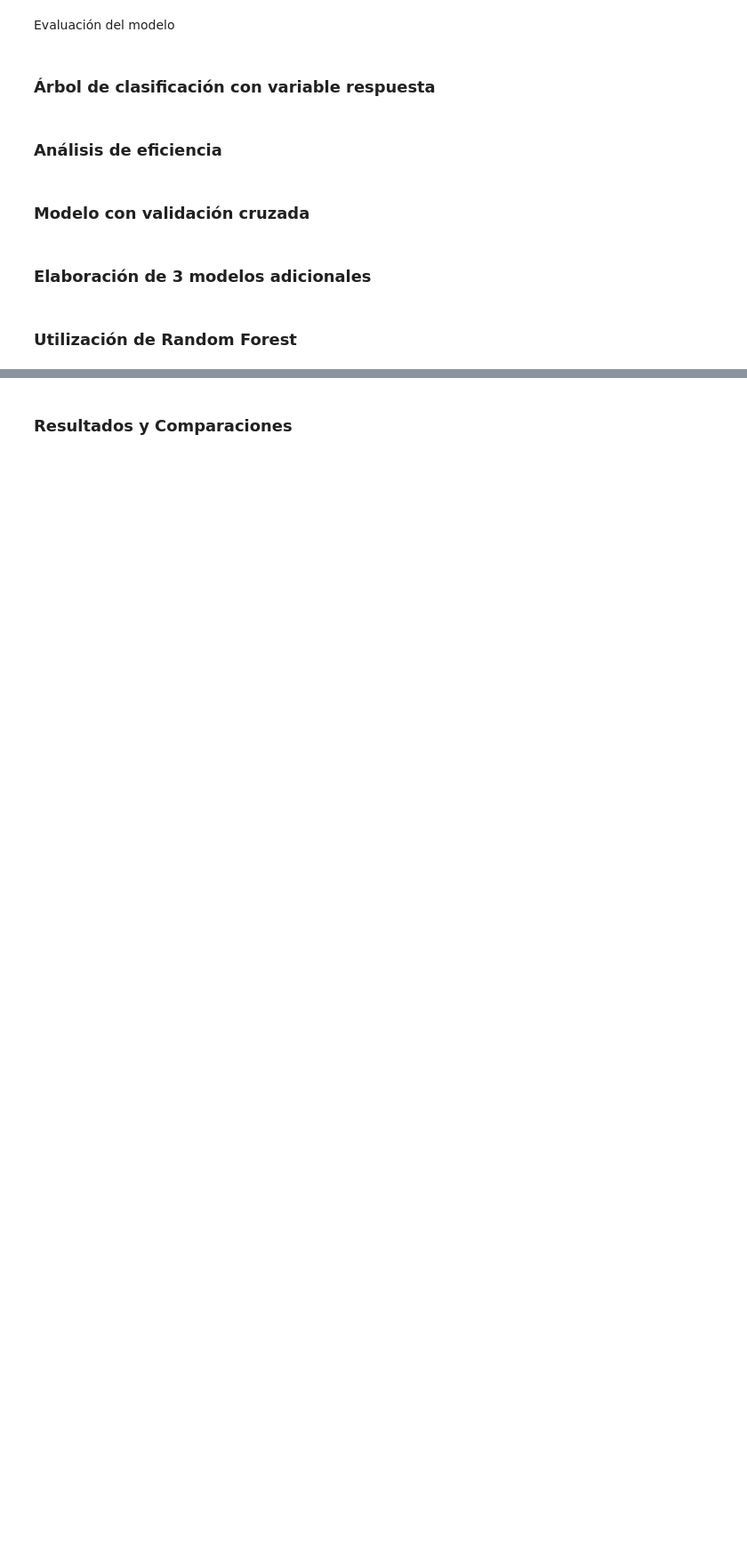
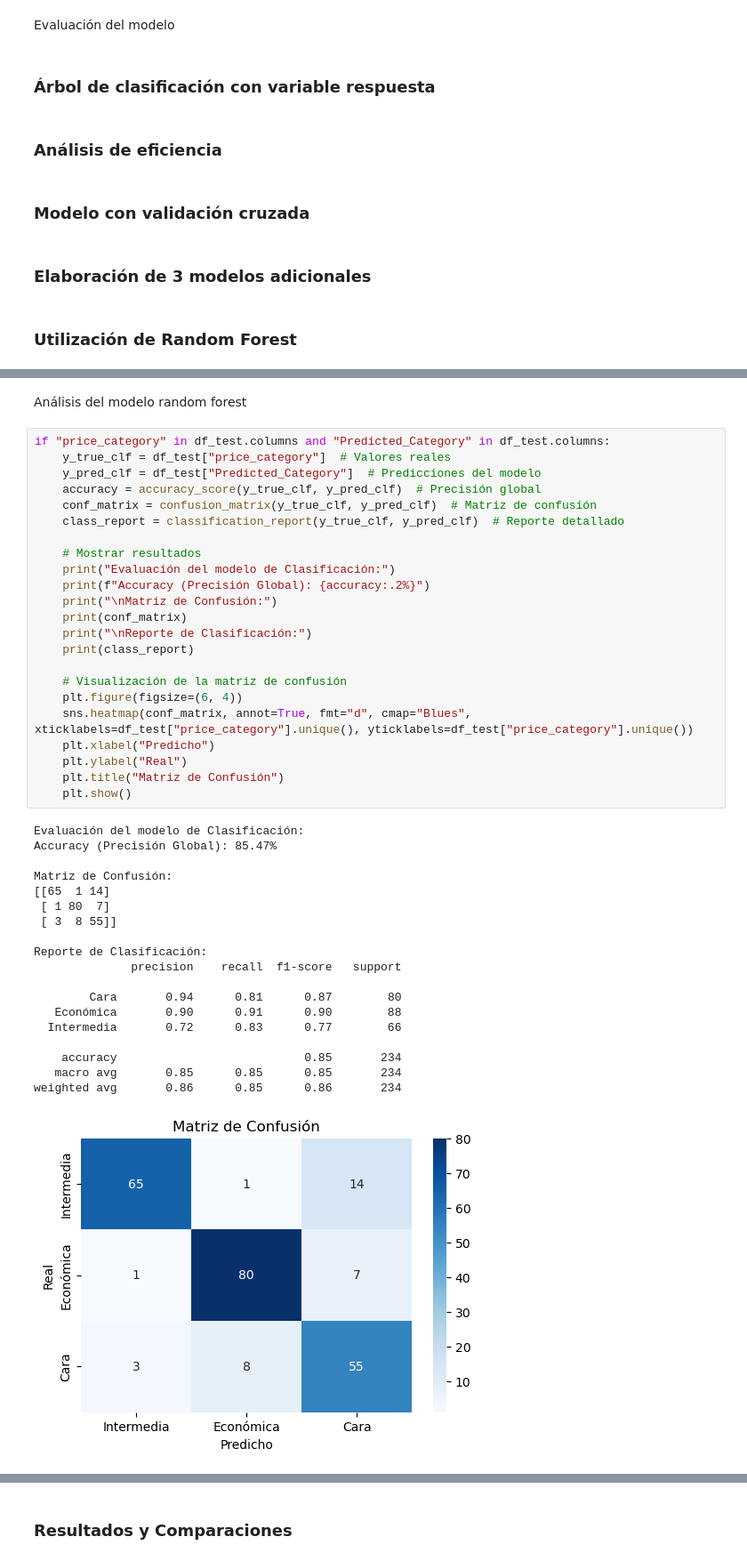
Before and after one commit to tsc221645/CC_3074_Proyecto_2, a Jupyter notebook: secondary_analysis.ipynb, the cells around one changed output, grey strips where cells are left out. Shown: that part at 89% size. Cells and saved outputs as stored; diff of their text form; blank space fills up the shorter version.

```diff
--- a/secondary_analysis.ipynb
+++ b/secondary_analysis.ipynb
@@ -383,0 +434,45 @@ plt.show()
+# %% [markdown]
+Análisis del modelo random forest
+# %%
+if "price_category" in df_test.columns and "Predicted_Category" in df_test.columns:
+    y_true_clf = df_test["price_category"]  # Valores reales
+    y_pred_clf = df_test["Predicted_Category"]  # Predicciones del modelo
+    accuracy = accuracy_score(y_true_clf, y_pred_clf)  # Precisión global
+    conf_matrix = confusion_matrix(y_true_clf, y_pred_clf)  # Matriz de confusión
+    class_report = classification_report(y_true_clf, y_pred_clf)  # Reporte detallado
+
+    # Mostrar resultados
+    print("Evaluación del modelo de Clasificación:")
+    print(f"Accuracy (Precisión Global): {accuracy:.2%}")
+    print("\nMatriz de Confusión:")
+    print(conf_matrix)
+    print("\nReporte de Clasificación:")
+    print(class_report)
+
+    # Visualización de la matriz de confusión
+    plt.figure(figsize=(6, 4))
+    sns.heatmap(conf_matrix, annot=True, fmt="d", cmap="Blues", xticklabels=df_test["price_category"].unique(), yticklabels=df_test["price_category"].unique())
+    plt.xlabel("Predicho")
+    plt.ylabel("Real")
+    plt.title("Matriz de Confusión")
+    plt.show()
+# %% [output]
+Evaluación del modelo de Clasificación:
+Accuracy (Precisión Global): 85.47%
+
+Matriz de Confusión:
+[[65  1 14]
+ [ 1 80  7]
+ [ 3  8 55]]
+
+Reporte de Clasificación:
+              precision    recall  f1-score   support
+
+        Cara       0.94      0.81      0.87        80
+   Económica       0.90      0.91      0.90        88
+  Intermedia       0.72      0.83      0.77        66
+
+    accuracy                           0.85       234
+   macro avg       0.85      0.85      0.85       234
+weighted avg       0.86      0.85      0.86       234
+[figure, added]
```
Also changed, not shown: parts of 10 cells of this notebook, 3 other files.
